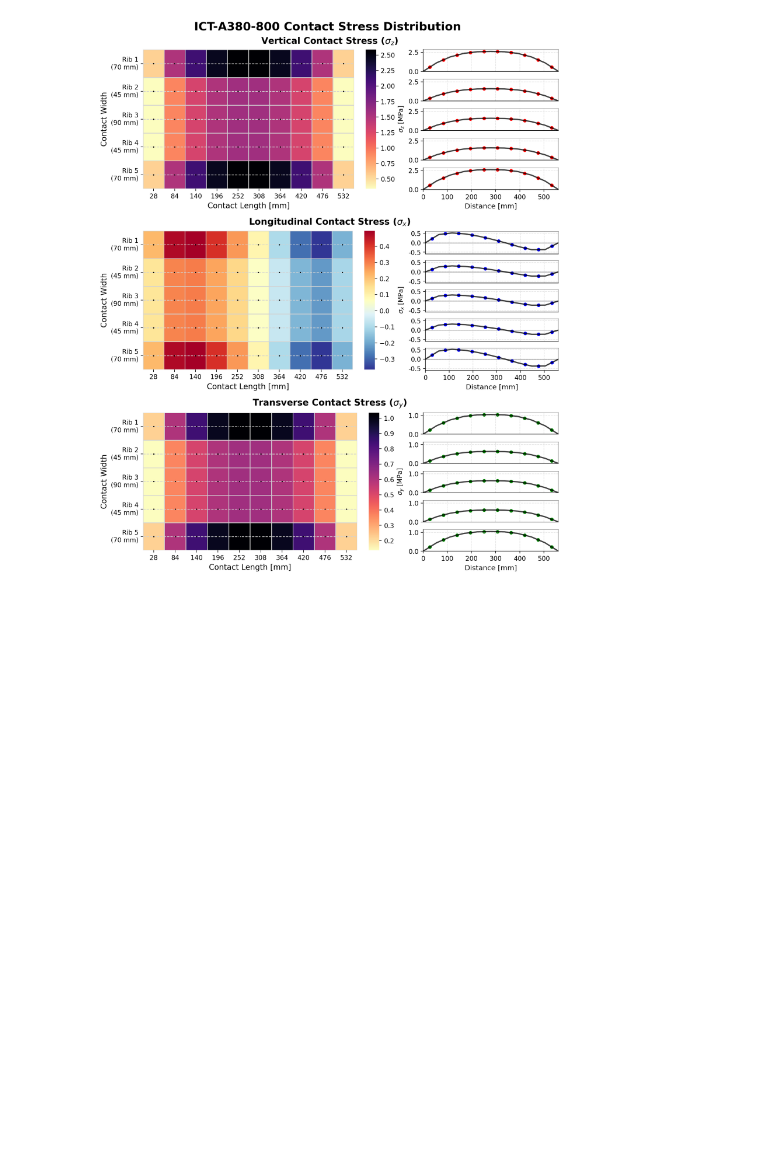
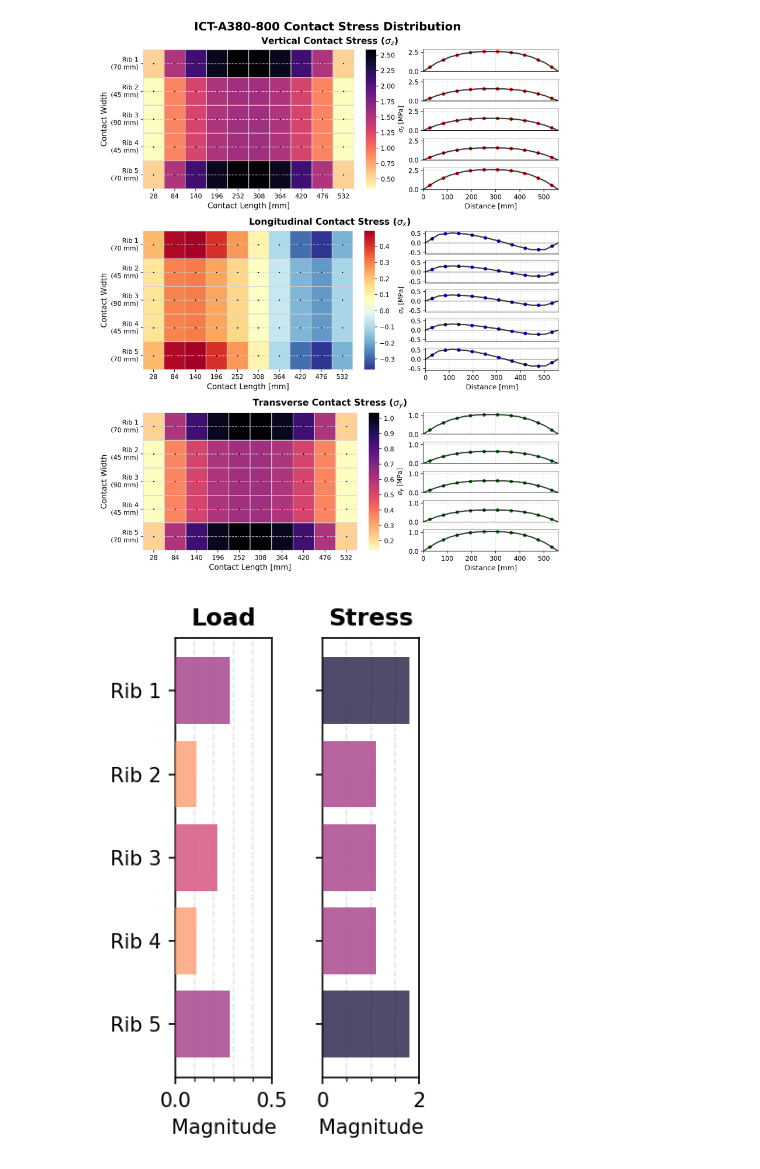
Before and after one commit to Johann-Cardenas/ACRP-Lab, a Jupyter notebook: 3. Aircraft_CS.ipynb, the cells around one changed output. Drawn from its saved outputs; the diff is of its cells as text; code cells hidden in the pictures; blank space fills up the shorter version.

Commit message:
<update>: Additional figure

```diff
--- a/3. Aircraft_CS.ipynb
+++ b/3. Aircraft_CS.ipynb
@@ -685,3 +687,43 @@ fig.suptitle(f"{Aircraft} Contact Stress Distribution ", fontsize=18, fontweight
 plt.show()
 # %% [output]
 [figure]
+# %%
+def colored_barh(ax, vals, title, xlim, vmin, vmax):
+    ax.set_axisbelow(True)
+
+    cmap = mpl.colormaps["magma_r"]
+    norm = mpl.colors.Normalize(vmin=vmin, vmax=vmax)
+
+    vals = np.asarray(vals, dtype=float)
+    vals_plot = np.nan_to_num(vals, nan=0.0)
+
+    n_ribs = len(vals_plot)
+    y = np.arange(n_ribs)
+    rib_labels = [f"Rib {n_ribs-i}" for i in range(n_ribs)]
+
+    ax.set_xlim(*xlim)
+
+    ax.xaxis.set_minor_locator(mticker.AutoMinorLocator())
+    ax.grid(which="both", axis="x", linestyle="--", alpha=0.30)
+    for gl in ax.get_xgridlines():
+        gl.set_zorder(0)
+
+    colors = cmap(norm(vals_plot))
+    colors[:, 3] = 0.75
+
+    ax.barh(y, vals_plot, color=colors, edgecolor="none", zorder=5)
+
+    ax.set_title(title, fontweight="bold")
+    ax.set_yticks(y)
+    ax.set_yticklabels(rib_labels)
+    ax.set_xlabel("Magnitude")
+
+fig, axes = plt.subplots(1, 2, figsize=(2.5, 4), dpi=150, sharey=True)
+
+colored_barh(axes[0], al,       "Load",   xlim=(0.0, 0.50), vmin=0.0, vmax=0.50)
+colored_barh(axes[1], sigm_Tip, "Stress", xlim=(0.0, 2.00), vmin=0.0, vmax=2.00)
+
+plt.tight_layout()
+plt.show()
+# %% [output]
+[figure, added]
```
Also changed, not shown: parts of 2 cells of this notebook, 1 other file.
